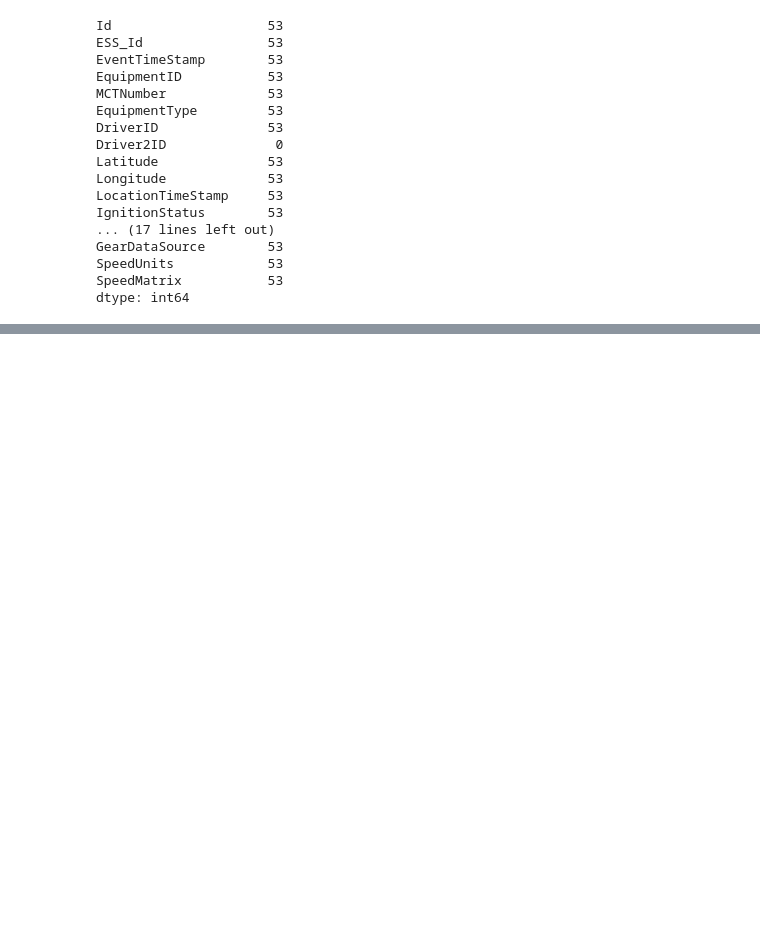
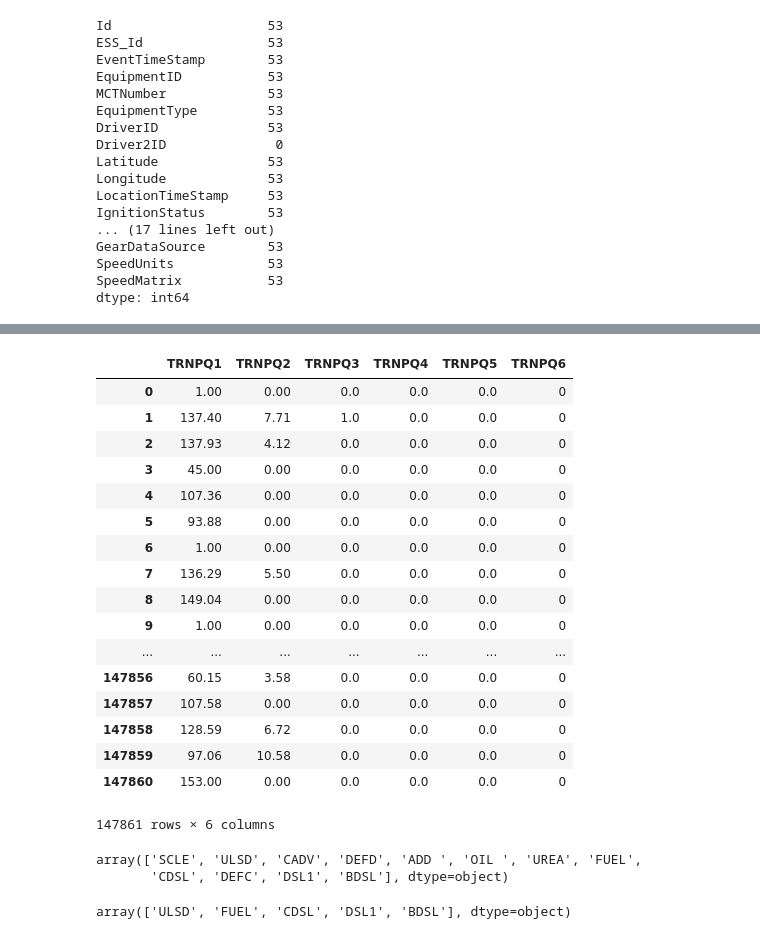
Before and after one commit to DEREJEGETU/big-g-express, a Jupyter notebook: sm_bigG1.ipynb, the cells around one changed output, grey strips where cells are left out. Cells and saved outputs as stored; diff of their text form; code cells hidden in the pictures; blank space fills up the shorter version.

```diff
--- a/sm_bigG1.ipynb
+++ b/sm_bigG1.ipynb
@@ -617,0 +681,21 @@ dtype: int64
+# %%
+df_fueltrans[['TRNPQ1', 'TRNPQ2', 'TRNPQ3', 'TRNPQ4', 'TRNPQ5', 'TRNPQ6']]
+# %% [output]
+|  | TRNPQ1 | TRNPQ2 | TRNPQ3 | TRNPQ4 | TRNPQ5 | TRNPQ6 |
+| 0 | 1.00 | 0.00 | 0.0 | 0.0 | 0.0 | 0 |
+| 1 | 137.40 | 7.71 | 1.0 | 0.0 | 0.0 | 0 |
+| 2 | 137.93 | 4.12 | 0.0 | 0.0 | 0.0 | 0 |
+| 3 | 45.00 | 0.00 | 0.0 | 0.0 | 0.0 | 0 |
+| 4 | 107.36 | 0.00 | 0.0 | 0.0 | 0.0 | 0 |
+| 5 | 93.88 | 0.00 | 0.0 | 0.0 | 0.0 | 0 |
+| 6 | 1.00 | 0.00 | 0.0 | 0.0 | 0.0 | 0 |
+| 7 | 136.29 | 5.50 | 0.0 | 0.0 | 0.0 | 0 |
+| 8 | 149.04 | 0.00 | 0.0 | 0.0 | 0.0 | 0 |
+| 9 | 1.00 | 0.00 | 0.0 | 0.0 | 0.0 | 0 |
+| ... | ... | ... | ... | ... | ... | ... |
+| 147856 | 60.15 | 3.58 | 0.0 | 0.0 | 0.0 | 0 |
+| 147857 | 107.58 | 0.00 | 0.0 | 0.0 | 0.0 | 0 |
+| 147858 | 128.59 | 6.72 | 0.0 | 0.0 | 0.0 | 0 |
+| 147859 | 97.06 | 10.58 | 0.0 | 0.0 | 0.0 | 0 |
+| 147860 | 153.00 | 0.00 | 0.0 | 0.0 | 0.0 | 0 |
+147861 rows × 6 columns
@@ -617,0 +710,9 @@ dtype: int64
+# %%
+df_transaction_all['TRNPI1'].unique()
+# %% [output]
+array(['SCLE', 'ULSD', 'CADV', 'DEFD', 'ADD ', 'OIL ', 'UREA', 'FUEL',
+       'CDSL', 'DEFC', 'DSL1', 'BDSL'], dtype=object)
+# %%
+df_transaction['TRNPI1'].unique()
+# %% [output]
+array(['ULSD', 'FUEL', 'CDSL', 'DSL1', 'BDSL'], dtype=object)
```
Also changed, not shown: parts of 25 cells of this notebook.
